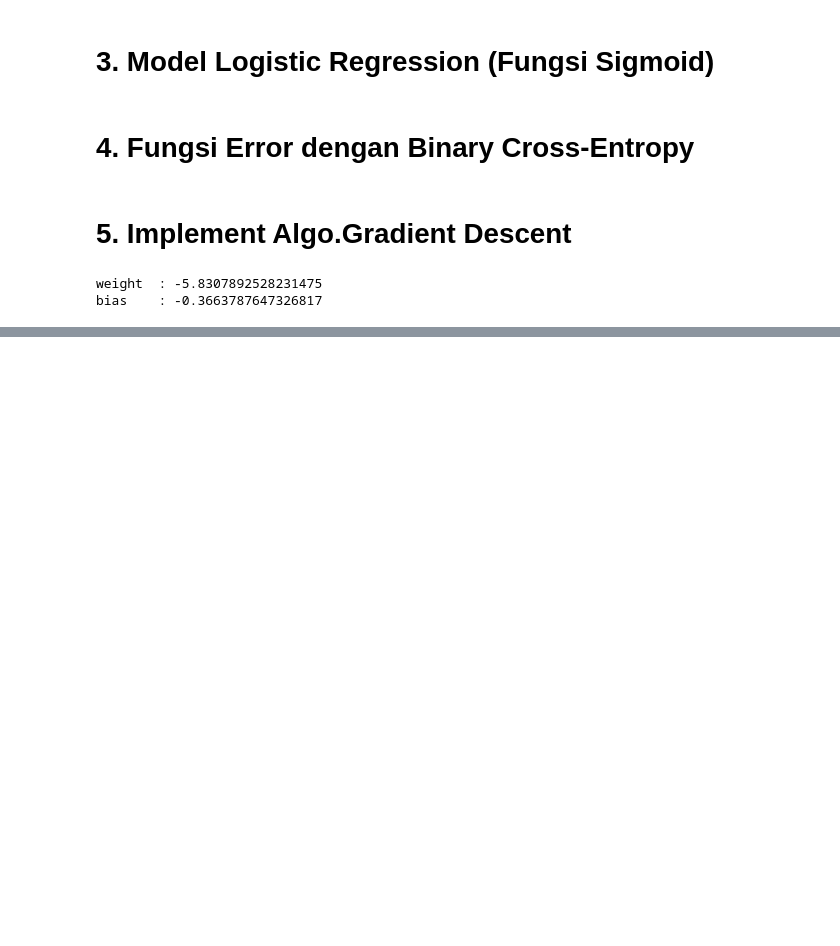
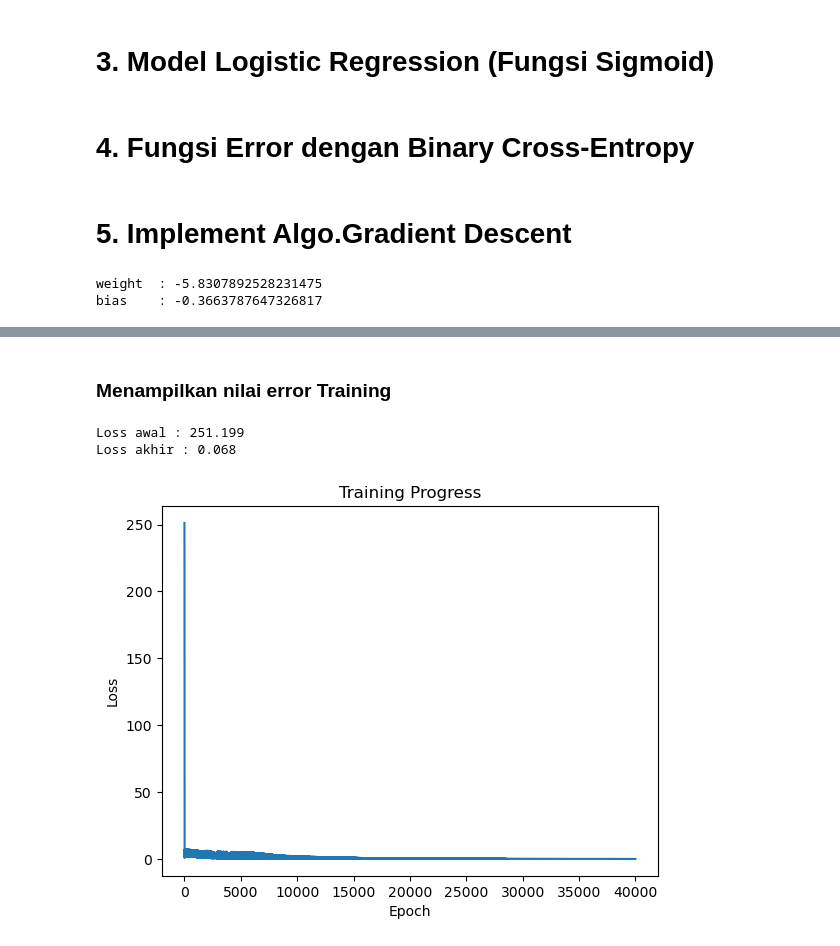
Before and after one commit to Naufal-13/Machine-Learning-Project, a Jupyter notebook: Logistic Regression.ipynb, the cells around one changed output, grey strips where cells are left out. Saved outputs shown, nothing was run; the diff lists cells and outputs as text; code cells hidden in the pictures; blank space fills up the shorter version.

Commit message:
Melakukan plot error training

```diff
--- a/Logistic Regression.ipynb
+++ b/Logistic Regression.ipynb
@@ -94,0 +109,14 @@ bias    : -15.908755847231646
+# %% [markdown]
+### Menampilkan nilai error Training
+# %%
+plt.plot(loss)
+plt.title("Training Progress")
+plt.xlabel("Epoch")
+plt.ylabel("Loss")
+
+print("Loss awal :", np.round(loss[0],3))
+print("Loss akhir :", np.round(loss[-1],3))
+# %% [output]
+Loss awal : 251.199
+Loss akhir : 0.068
+[figure, added]
```
Also changed, not shown: parts of 15 cells of this notebook.
